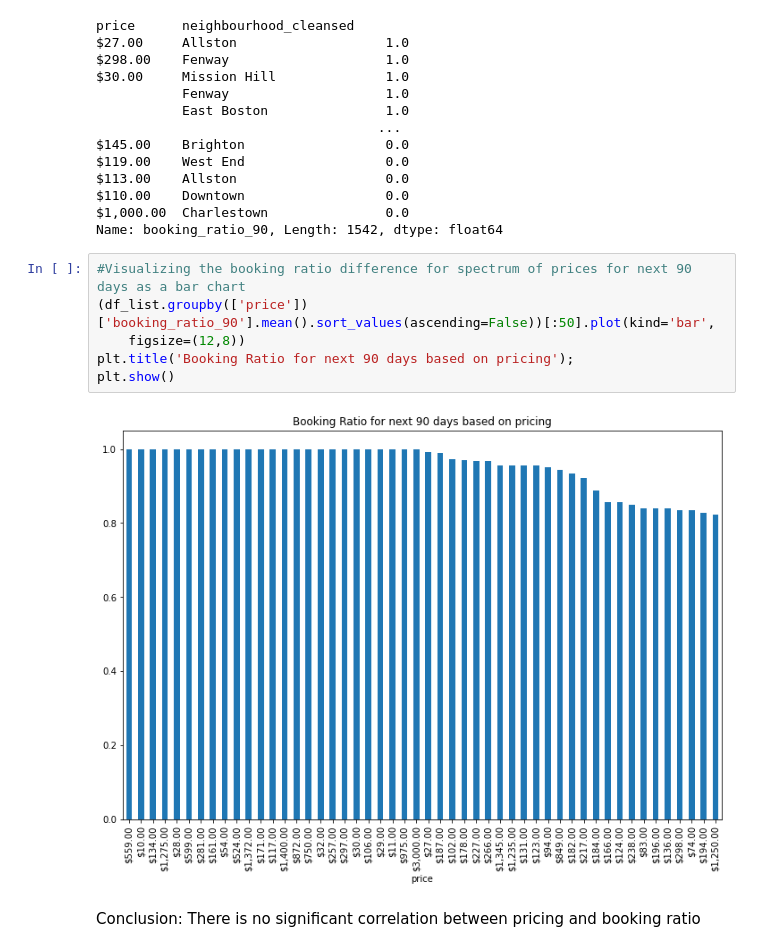
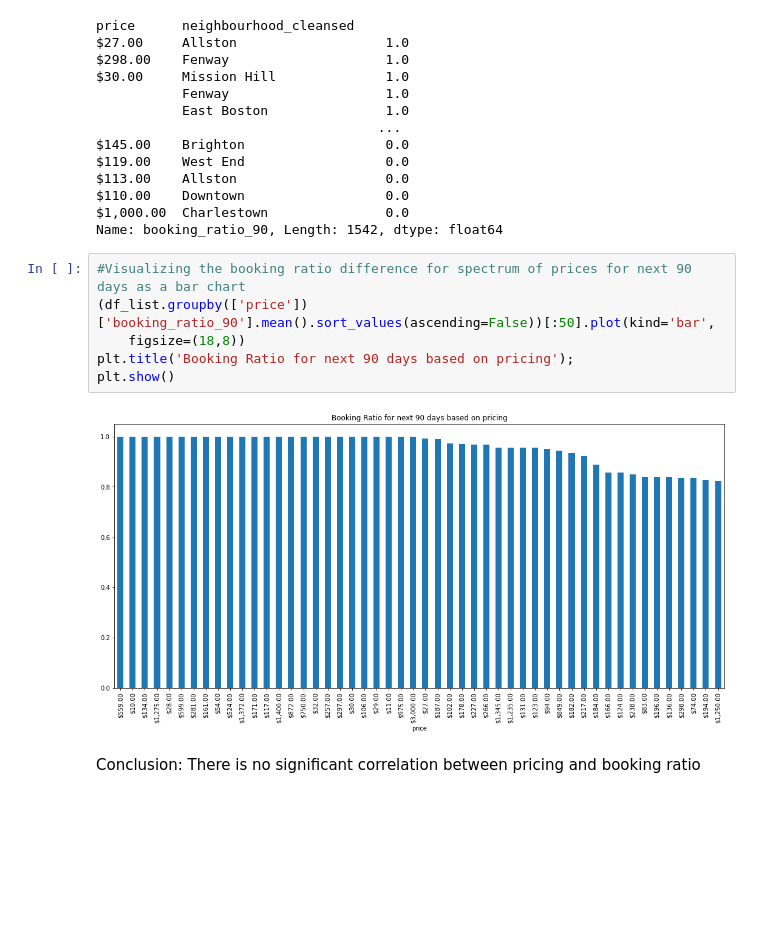
Before and after one commit to oceandrivee/Udacity, a Jupyter notebook: Udacity.ipynb, the cells around one changed output. Saved outputs shown, nothing was run; the diff lists cells and outputs as text; blank space fills up the shorter version.

```diff
--- a/Udacity.ipynb
+++ b/Udacity.ipynb
@@ -286,11 +297,11 @@ Name: booking_ratio_90, Length: 1542, dtype: float64
 # %%
 #Visualizing the booking ratio difference for spectrum of prices for next 90 days as a bar chart
 (df_list.groupby(['price'])['booking_ratio_90'].mean().sort_values(ascending=False))[:50].plot(kind='bar',
-    figsize=(12,8))
+    figsize=(18,8))
 plt.title('Booking Ratio for next 90 days based on pricing');
 plt.show()
 # %% [output]
-[figure, old version]
+[figure, new version]
 # %% [markdown]
 Conclusion: There is no significant correlation between pricing and booking ratio
 # %%
```
Also changed, not shown: parts of 11 cells of this notebook.
